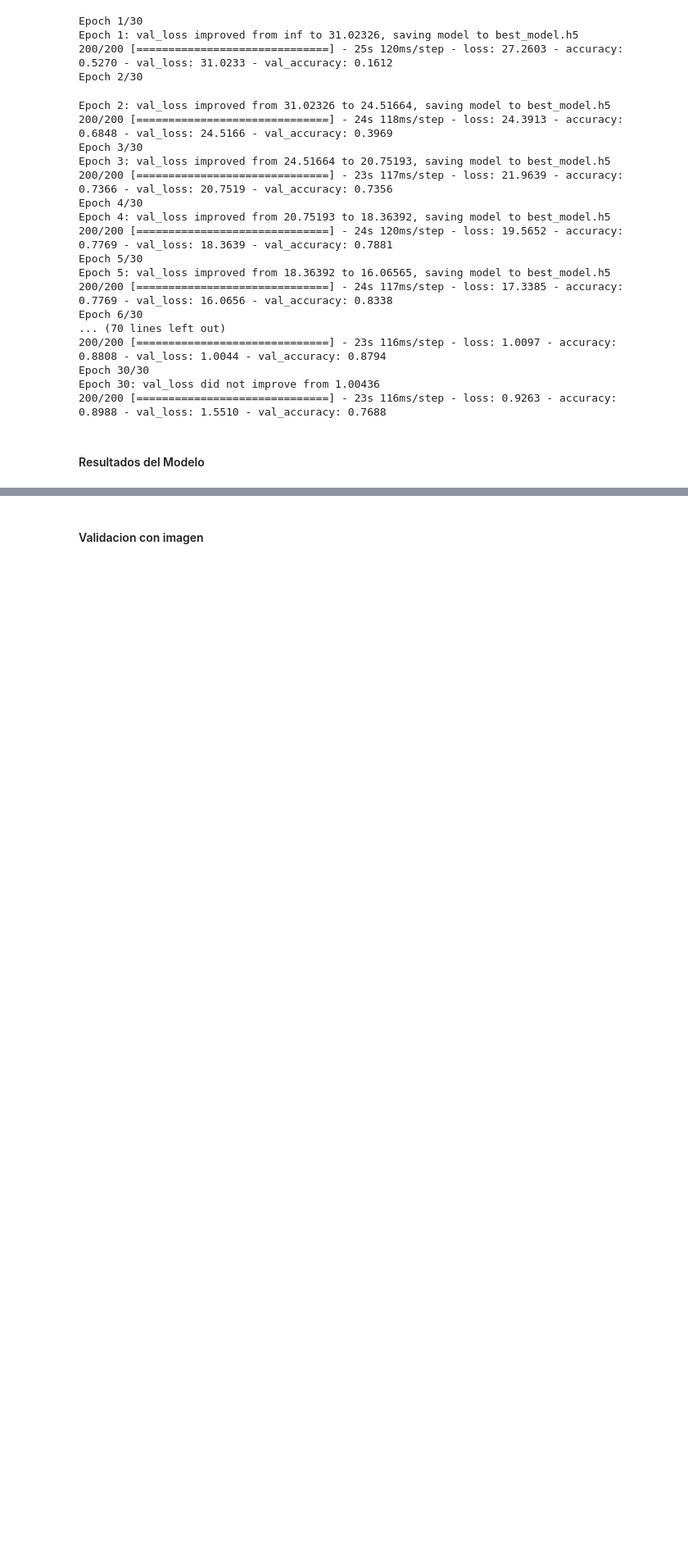
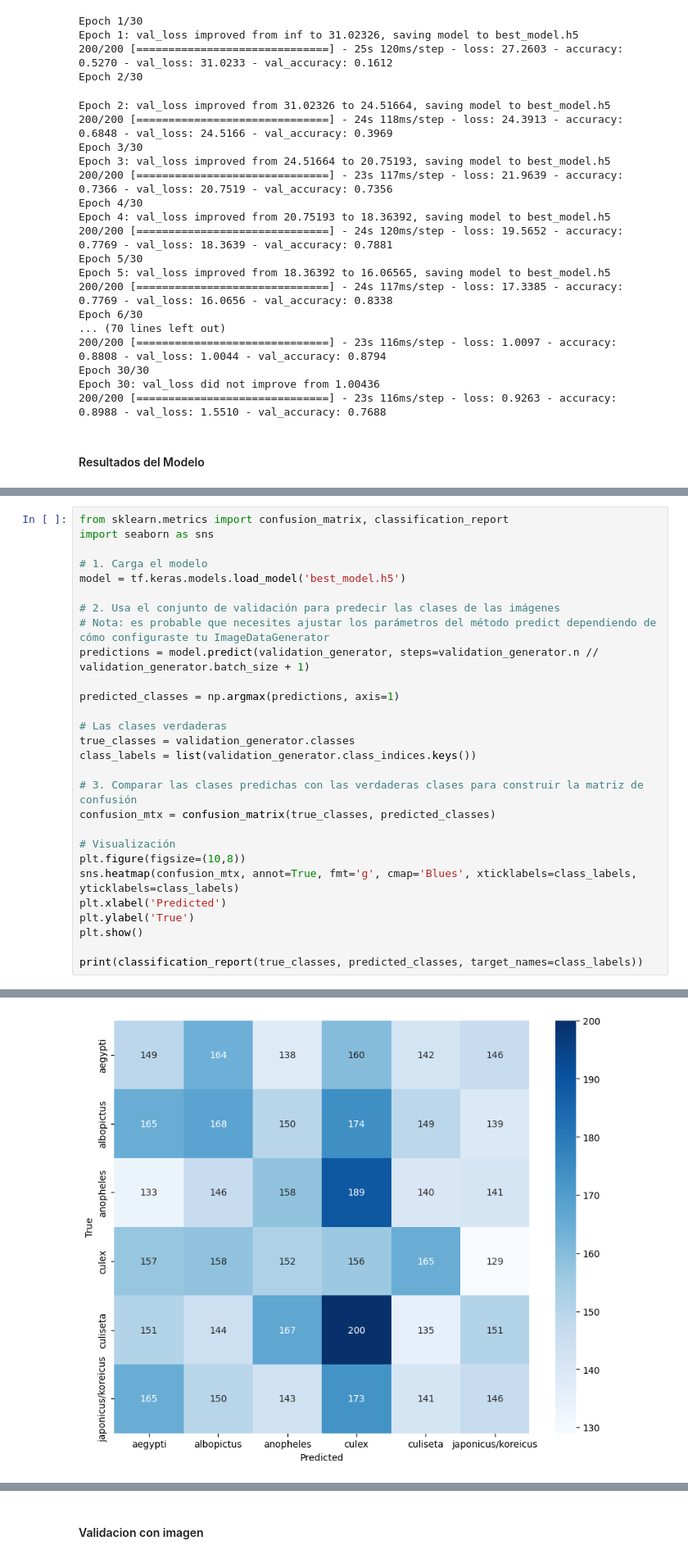
Before and after one commit to 20Candy/proyecto_dataScience, a Jupyter notebook: modelo.ipynb, the cells around one changed output, grey strips where cells are left out. Shown: that part at 82% size. Cells and saved outputs as stored; diff of their text form; blank space fills up the shorter version.

Commit message:
wip matriz

```diff
--- a/modelo.ipynb
+++ b/modelo.ipynb
@@ -310,0 +310,29 @@ plt.show()
+# %%
+from sklearn.metrics import confusion_matrix, classification_report
+import seaborn as sns
+
+# 1. Carga el modelo
+model = tf.keras.models.load_model('best_model.h5')
+
+# 2. Usa el conjunto de validación para predecir las clases de las imágenes
+# Nota: es probable que necesites ajustar los parámetros del método predict dependiendo de cómo configuraste tu ImageDataGenerator
+predictions = model.predict(validation_generator, steps=validation_generator.n // validation_generator.batch_size + 1)
+
+predicted_classes = np.argmax(predictions, axis=1)
+
+# Las clases verdaderas
+true_classes = validation_generator.classes
+class_labels = list(validation_generator.class_indices.keys())
+
+# 3. Comparar las clases predichas con las verdaderas clases para construir la matriz de confusión
+confusion_mtx = confusion_matrix(true_classes, predicted_classes)
+
+# Visualización
+plt.figure(figsize=(10,8))
+sns.heatmap(confusion_mtx, annot=True, fmt='g', cmap='Blues', xticklabels=class_labels, yticklabels=class_labels)
+plt.xlabel('Predicted')
+plt.ylabel('True')
+plt.show()
+
+print(classification_report(true_classes, predicted_classes, target_names=class_labels))
+# %% [output]
@@ -310,0 +340 @@ plt.show()
+[figure, added]
```
Also changed, not shown: parts of 5 cells of this notebook, 2 other files.
